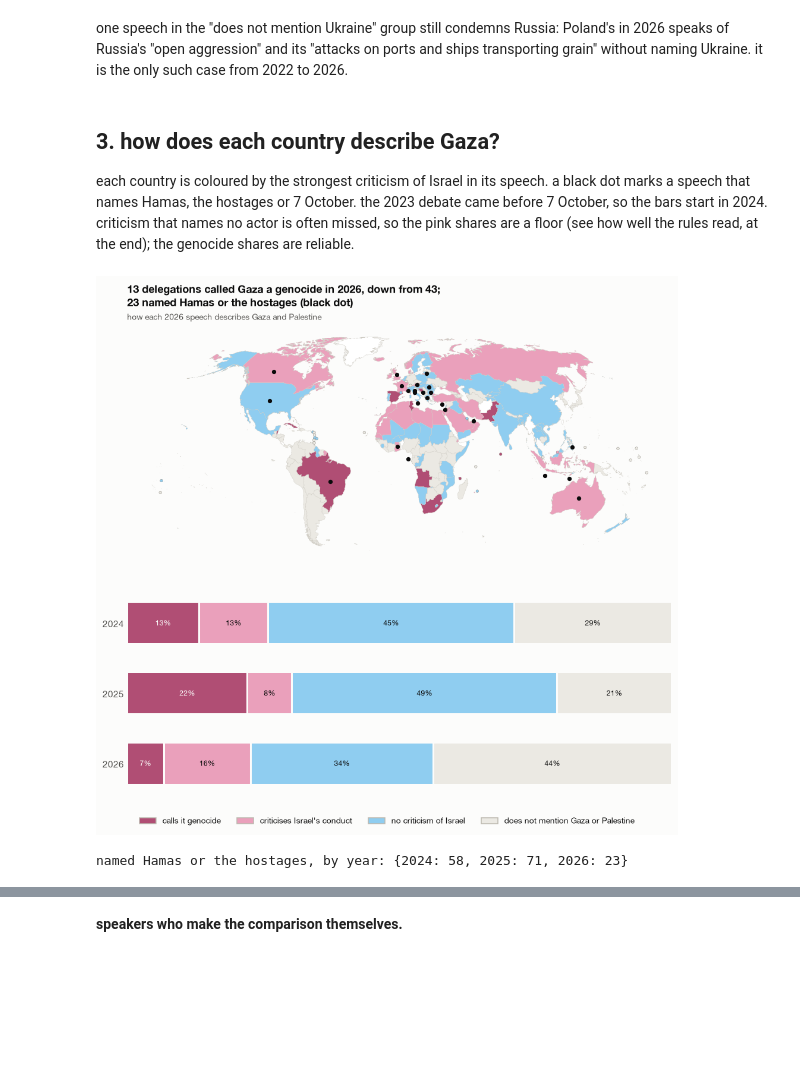
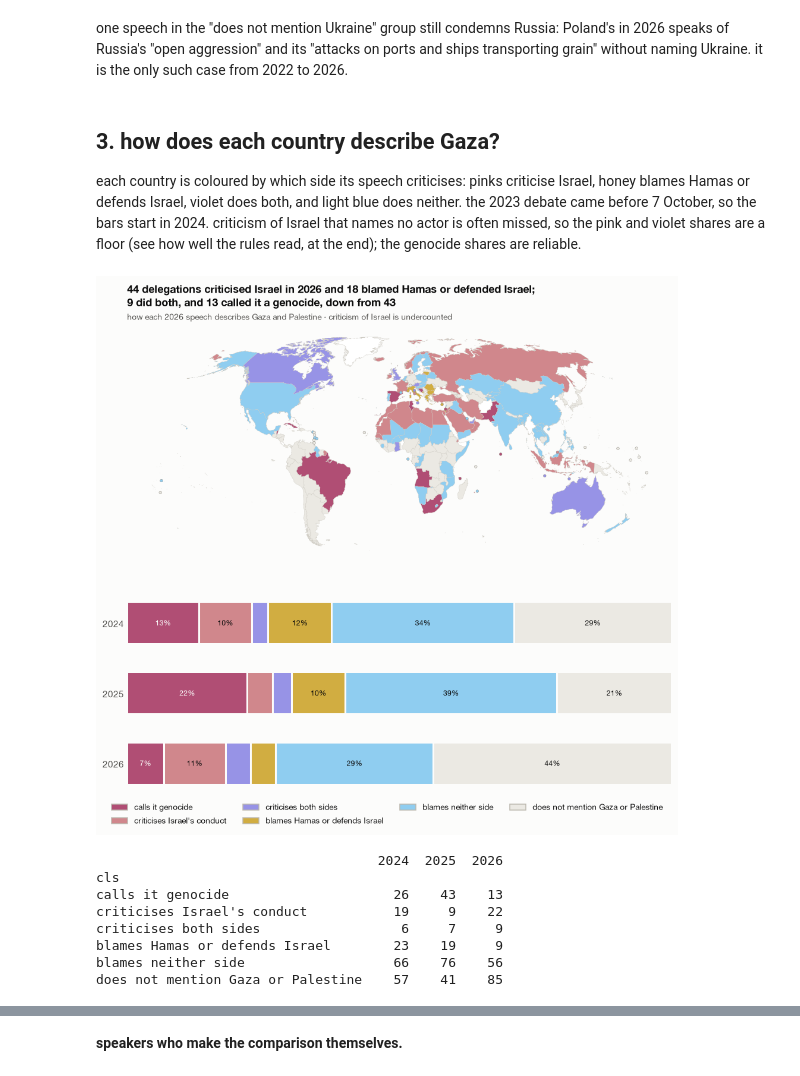
Before and after one commit to jeremychia/unga-speeches, a Jupyter notebook: notebooks/unga_2026_wars.ipynb, the cells around one changed output, grey strips where cells are left out. Drawn from its saved outputs; the diff is of its cells as text; code cells hidden in the pictures; blank space fills up the shorter version.

```diff
--- a/notebooks/unga_2026_wars.ipynb
+++ b/notebooks/unga_2026_wars.ipynb
@@ -43,10 +45,13 @@ texts = texts[(texts.year >= wording.FIRST_YEAR["ukraine"]) & (texts.english_tex
 votes = pd.read_csv(ROOT / "reference/un_votes.csv").pivot(index="iso3", columns="resolution", values="vote")
 
 BLAMES, NO_BLAME, RUSSIAS, SILENT = wording.UKRAINE_CLASSES
-GENOCIDE, CONDUCT, NO_CRITICISM, NO_GAZA = wording.GAZA_CLASSES
+GENOCIDE, CONDUCT, BOTH, ISRAELS_SIDE, NEITHER, NO_GAZA = wording.GAZA_CLASSES
+CRITICAL = [GENOCIDE, CONDUCT, BOTH]  # speeches that criticise Israel, whatever else they say
+SIDES = [BOTH, ISRAELS_SIDE]  # speeches that blame Hamas or defend Israel, whatever else they say
 # one colour per framing, the same in every chart: blue for blame, light blue for wording that blames no one, rose for Russia's framing
 UK = {BLAMES: BLUE_INK, NO_BLAME: "#8fcdf0", RUSSIAS: ROSE, SILENT: NOT_RAISED}
-GZ = dict(zip(wording.GAZA_CLASSES, [ROSE_INK, "#eaa0bb", "#8fcdf0", NOT_RAISED]))  # light blue is wording that blames no one, in both wars
+# pinks criticise Israel, honey blames Hamas or defends Israel, violet does both, light blue blames neither side (as for Ukraine)
+GZ = {GENOCIDE: ROSE_INK, CONDUCT: "#d0878c", BOTH: "#9793e6", ISRAELS_SIDE: HONEY, NEITHER: "#8fcdf0", NO_GAZA: NOT_RAISED}
 YEARS = [2022, 2023, 2024, 2025, 2026]
 print(pd.crosstab(ukr.cls, ukr.year).loc[list(UK)])
 print(pd.crosstab(gz.cls, gz.year).loc[list(GZ)])
@@ -206,39 +213,43 @@ one speech in the "does not mention Ukraine" group still condemns Russia: Poland
 # %% [markdown]
 ## 3. how does each country describe Gaza?
 
-each country is coloured by the strongest criticism of Israel in its speech. a black dot marks a speech that names Hamas, the hostages or 7 October. the 2023 debate came before 7 October, so the bars start in 2024. criticism that names no actor is often missed, so the pink shares are a floor (see how well the rules read, at the end); the genocide shares are reliable.
+each country is coloured by which side its speech criticises: pinks criticise Israel, honey blames Hamas or defends Israel, violet does both, and light blue does neither. the 2023 debate came before 7 October, so the bars start in 2024. criticism of Israel that names no actor is often missed, so the pink and violet shares are a floor (see how well the rules read, at the end); the genocide shares are reliable.
 # %%
 g = {y: gz[gz.year == y] for y in (2024, 2025, 2026)}
 g26 = g[2026]
 n26 = g26.cls.value_counts().reindex(list(GZ), fill_value=0)
 n25 = g[2025].cls.value_counts().reindex(list(GZ), fill_value=0)
 
 fig, (ax, bx) = plt.subplots(2, 1, figsize=SQUARE, gridspec_kw={"height_ratios": [1.7, 1]})
 world_map(ax, {r.iso3: GZ[r.cls] for r in g26.itertuples() if r.iso3 in STATES})
-shapes = world()
-hamas = shapes[shapes.ISO_A3_EH.isin(set(g26[g26.hamas].iso3))].representative_point()
-ax.scatter(hamas.x, hamas.y, s=14, color=INK, zorder=4)
-finalize(ax, f"{n26[GENOCIDE]} delegations called Gaza a genocide in 2026, down from {n25[GENOCIDE]};\n"
-             f"{int(g26.hamas.sum())} named Hamas or the hostages (black dot)",
-         "how each 2026 speech describes Gaza and Palestine")
+finalize(ax, f"{n26[CRITICAL].sum()} delegations criticised Israel in 2026 and {n26[SIDES].sum()} blamed Hamas or defended Israel;\n"
+             f"{n26[BOTH]} did both, and {n26[GENOCIDE]} called it a genocide, down from {n25[GENOCIDE]}",
+         "how each 2026 speech describes Gaza and Palestine · criticism of Israel is undercounted")
 
 # the same framings in each debate since the war began, as shares of the speeches
 share = pd.DataFrame({y: g[y].cls.value_counts(normalize=True).reindex(list(GZ), fill_value=0) for y in g}).T
 left = np.zeros(len(share))
 for c in GZ:
     bx.barh([str(y) for y in share.index], share[c], left=left, color=GZ[c], edgecolor=SURFACE, linewidth=2, height=0.6, label=c)
     for k, (l, v) in enumerate(zip(left, share[c])):
         if v >= 0.06:
             bx.text(l + v / 2, k, f"{v:.0%}", ha="center", va="center", fontsize=8, color=SURFACE if c == GENOCIDE else INK)
     left += share[c].values
 bx.invert_yaxis(); bx.set_xlim(0, 1); bx.set_xticks([]); bx.tick_params(length=0)
 for side in ("left", "bottom"):
     bx.spines[side].set_visible(False)
 legend(fig, [(c, GZ[c]) for c in GZ])
 plt.tight_layout(rect=(0, 0.06, 1, 1)); show(fig, "w3_gaza_map")
 
-print("named Hamas or the hostages, by year:", {y: int(g[y].hamas.sum()) for y in g})
+print(pd.DataFrame({y: g[y].cls.value_counts().reindex(list(GZ), fill_value=0) for y in g}).to_string())
 # %% [output]
-[figure, old version]
+[figure, new version]
-named Hamas or the hostages, by year: {2024: 58, 2025: 71, 2026: 23}
+                                    2024  2025  2026
+cls
+calls it genocide                     26    43    13
+criticises Israel's conduct           19     9    22
+criticises both sides                  6     7     9
+blames Hamas or defends Israel        23    19     9
+blames neither side                   66    76    56
+does not mention Gaza or Palestine    57    41    85
 # %%
```
Also changed, not shown: parts of 9 cells of this notebook, 9 other files.
